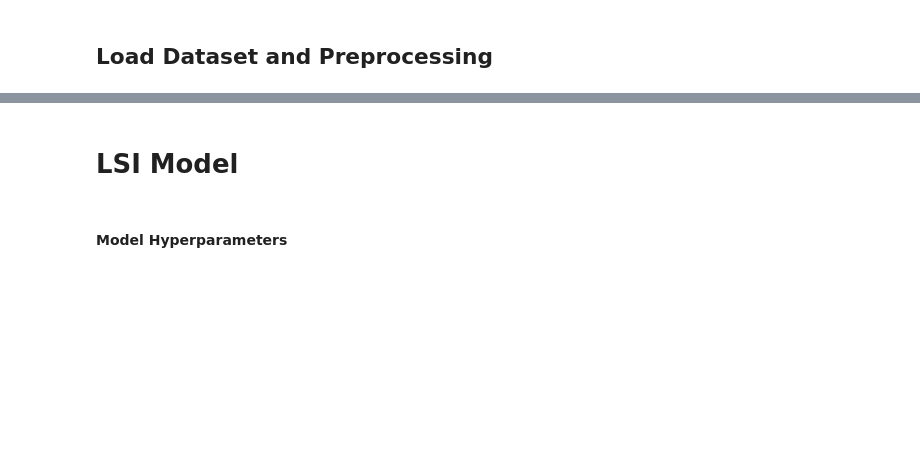
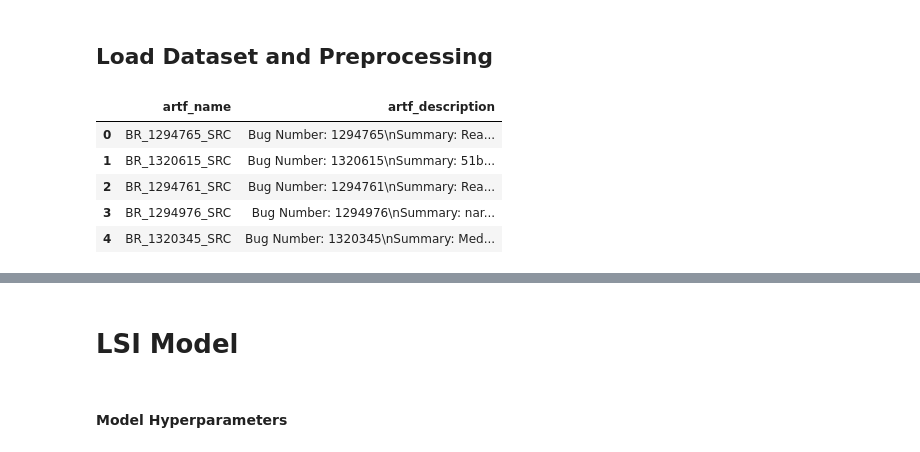
Before and after one commit to Pointpt/trace-link-recovery-study, a Jupyter notebook: notebooks/firefox/firefox-lsi-model.ipynb, the cells around one changed output, grey strips where cells are left out. Cells and saved outputs as stored; diff of their text form; code cells hidden in the pictures; blank space fills up the shorter version.

```diff
--- a/notebooks/firefox/firefox-lsi-model.ipynb
+++ b/notebooks/firefox/firefox-lsi-model.ipynb
@@ -58 +56,10 @@ orc = ol.OracleLoader(use_cases_names, bug_reports_names)
 orc.load(trace_df)
+# %%
+bug_reports_df.head()
+# %% [output]
+|  | artf_name | artf_description |
+| 0 | BR_1294765_SRC | Bug Number: 1294765\nSummary: Rea... |
+| 1 | BR_1320615_SRC | Bug Number: 1320615\nSummary: 51b... |
+| 2 | BR_1294761_SRC | Bug Number: 1294761\nSummary: Rea... |
+| 3 | BR_1294976_SRC | Bug Number: 1294976\nSummary: nar... |
+| 4 | BR_1320345_SRC | Bug Number: 1320345\nSummary: Med... |
```
Also changed, not shown: parts of 6 cells of this notebook, 19 other files.
